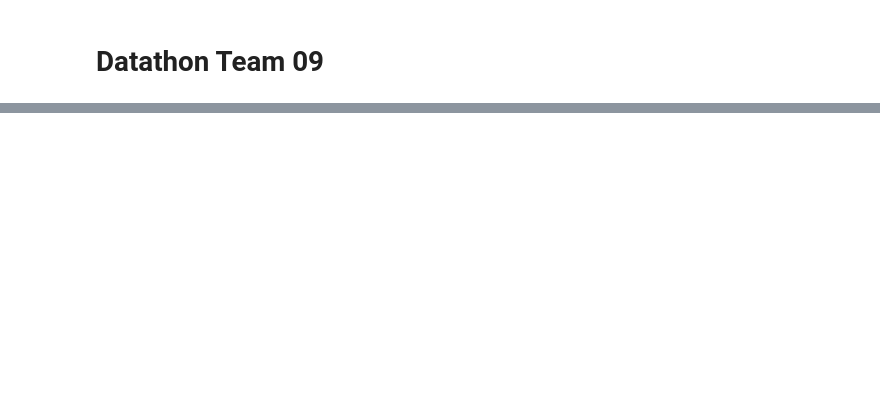
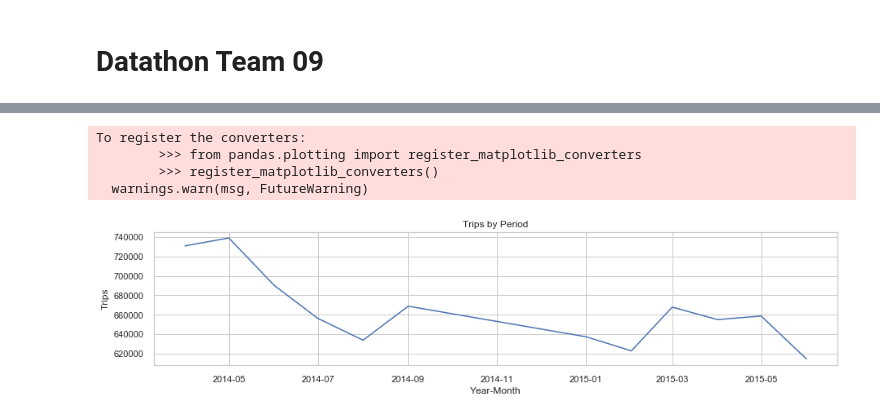
Before and after one commit to G0erman/DS4A_Datathon, a Jupyter notebook: DatathonTeam09.ipynb, the cells around one changed output, grey strips where cells are left out. Saved outputs shown, nothing was run; the diff lists cells and outputs as text; code cells hidden in the pictures; blank space fills up the shorter version.

Commit message:
Versión 2.0
Versión con Graficas de trips

```diff
--- a/DatathonTeam09.ipynb
+++ b/DatathonTeam09.ipynb
@@ -28,14 +31,14 @@ import seaborn as sns
 sns.set(style="whitegrid") # can set style depending on how you'd like it to look
 # %%
 # Load the data into python
-demographics_file = os.path.join(os.getcwd(),'demographics.csv')
-geographic_file = os.path.join(os.getcwd(),'geographic.csv')
-green_trips_file = os.path.join(os.getcwd(),'green_trips_new_2.csv')
-mta_trips_file = os.path.join(os.getcwd(),'mta_trips.csv')
-uber_trips_2014_file = os.path.join(os.getcwd(),'uber_trips_2014.csv')
-uber_trips_2015_file = os.path.join(os.getcwd(),'uber_trips_2015.csv')
-weather_file = os.path.join(os.getcwd(),'weather.csv')
-yellow_trips_new_file = os.path.join(os.getcwd(),'yellow_trips_new.csv')
-zones_file = os.path.join(os.getcwd(),'zones.csv')
+demographics_file = os.path.join(os.getcwd(),'Data/demographics.csv')
+geographic_file = os.path.join(os.getcwd(),'Data/geographic.csv')
+green_trips_file = os.path.join(os.getcwd(),'Data/green_trips_new_2.csv')
+mta_trips_file = os.path.join(os.getcwd(),'Data/mta_trips.csv')
+uber_trips_2014_file = os.path.join(os.getcwd(),'Data/uber_trips_2014.csv')
+uber_trips_2015_file = os.path.join(os.getcwd(),'Data/uber_trips_2015.csv')
+weather_file = os.path.join(os.getcwd(),'Data/weather.csv')
+yellow_trips_new_file = os.path.join(os.getcwd(),'Data/yellow_trips_new.csv')
+zones_file = os.path.join(os.getcwd(),'Data/zones.csv')
 # %%
 print(zones_file)
@@ -100,0 +111,14 @@ Index(['pickup_datetime', 'dropoff_datetime', 'pickup_longitude',
+# %%
+fig, ax = plt.subplots(figsize=(15,3))
+yellow_trips_df['pickup_datetime'] = pd.to_datetime(yellow_trips_df['pickup_datetime'])
+yellow_trips_df['YYYY_MM'] = yellow_trips_df['pickup_datetime'].apply(lambda x: datetime.datetime.strptime(str(x.year) + '-' + str(x.month), "%Y-%m"))
+sns.lineplot(data=yellow_trips_df.groupby('YYYY_MM')['YYYY_MM'].count(), ax=ax)
+plt.title('Trips by Period')
+plt.xlabel('Year-Month')
+plt.ylabel('Trips');
+# %% [output]
+To register the converters:
+        >>> from pandas.plotting import register_matplotlib_converters
+        >>> register_matplotlib_converters()
+  warnings.warn(msg, FutureWarning)
+[figure, added]
```
Also changed, not shown: parts of 20 cells of this notebook, 9 other files.
